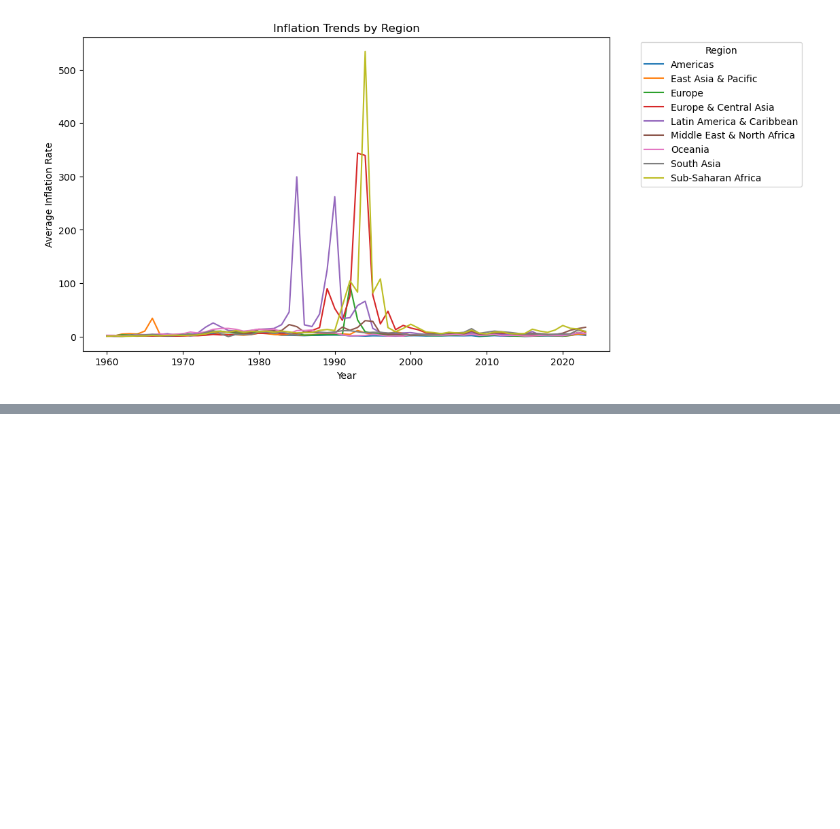
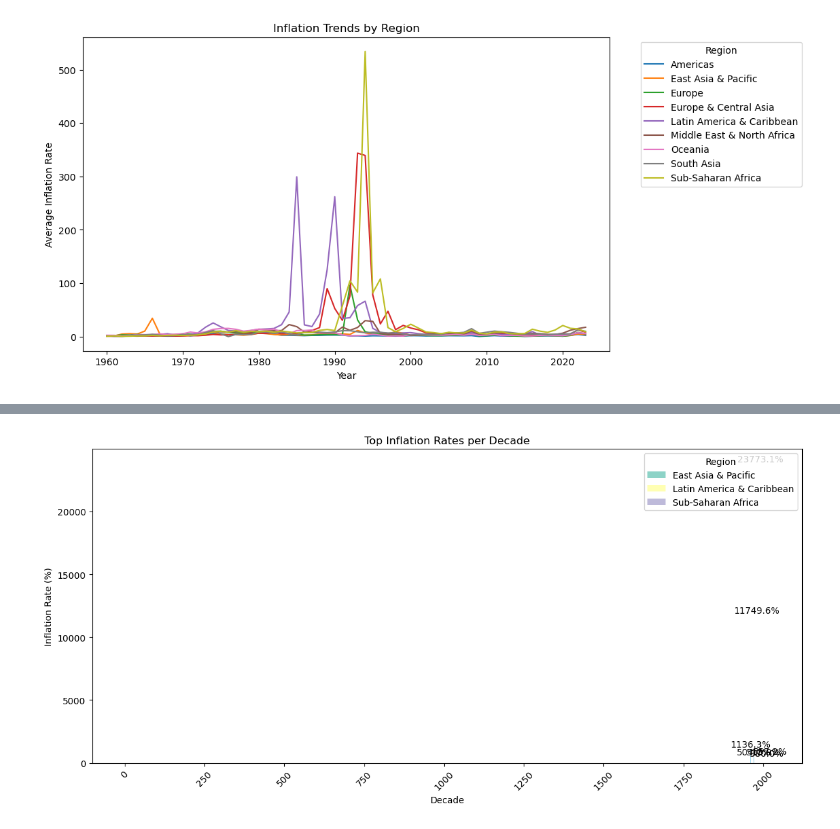
Before and after one commit to Ngoc-Phung75/Project-1, a Jupyter notebook: Main.ipynb, the cells around one changed output, grey strips where cells are left out. Saved outputs shown, nothing was run; the diff lists cells and outputs as text; code cells hidden in the pictures; blank space fills up the shorter version.

```diff
--- a/Main.ipynb
+++ b/Main.ipynb
@@ -120,8 +99,4 @@ dtype: int64
 print(f"Duplicate rows: {df.duplicated().sum()}")  # Count duplicate rows
 # %% [output]
 Duplicate rows: 0
-# %%
-
-# Remove duplicates if any
-df.drop_duplicates(inplace=True)
 # %%
@@ -186,0 +119,15 @@ plt.show()
+# %%
+import pycountry
+# Function to convert Spanish country names to English
+def translate_country(country_name):
+    try:
+        country = pycountry.countries.lookup(country_name)
+        return country.name  # Returns the English name
+    except LookupError:
+        return country_name  # Return the original name if not found
+
+
+df["country_name"] = df["country_name"].apply(translate_country)
+
+df["country_name"].nunique()
+df.sample(10)
@@ -358,0 +394,28 @@ top_inflation_countries[["country_name", "inflation_rate"]]
+# %%
+#visualize the top 3 inflation rates per decade
+import matplotlib.pyplot as plt
+
+plt.figure(figsize=(12, 6))
+bars = plt.bar(final_result['decade'], final_result['inflation_rate'], color='skyblue')
+
+# Customize the chart
+plt.title('Top Inflation Rates per Decade')
+plt.xlabel('Decade')
+plt.ylabel('Inflation Rate (%)')
+plt.xticks(rotation=45)
+
+# Add region labels to the bars
+for bar in bars:
+    height = bar.get_height()
+    plt.text(bar.get_x() + bar.get_width()/2., height,
+             f"{height:.1f}%", ha='center', va='bottom')
+
+# Add a legend
+for i, region in enumerate(final_result['region'].unique()):
+    plt.bar(0, 0, color=plt.cm.Set3(i), label=region)
+plt.legend(title='Region', loc='upper right')
+
+plt.tight_layout()
+plt.show()
+# %% [output]
+[figure, added]
```
Also changed, not shown: parts of 29 cells of this notebook.
